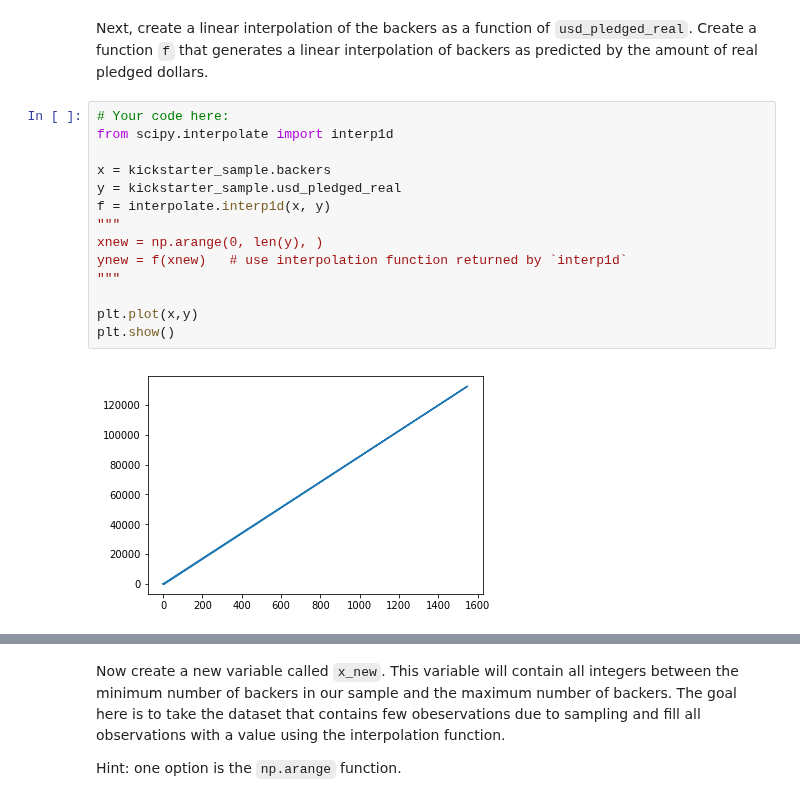
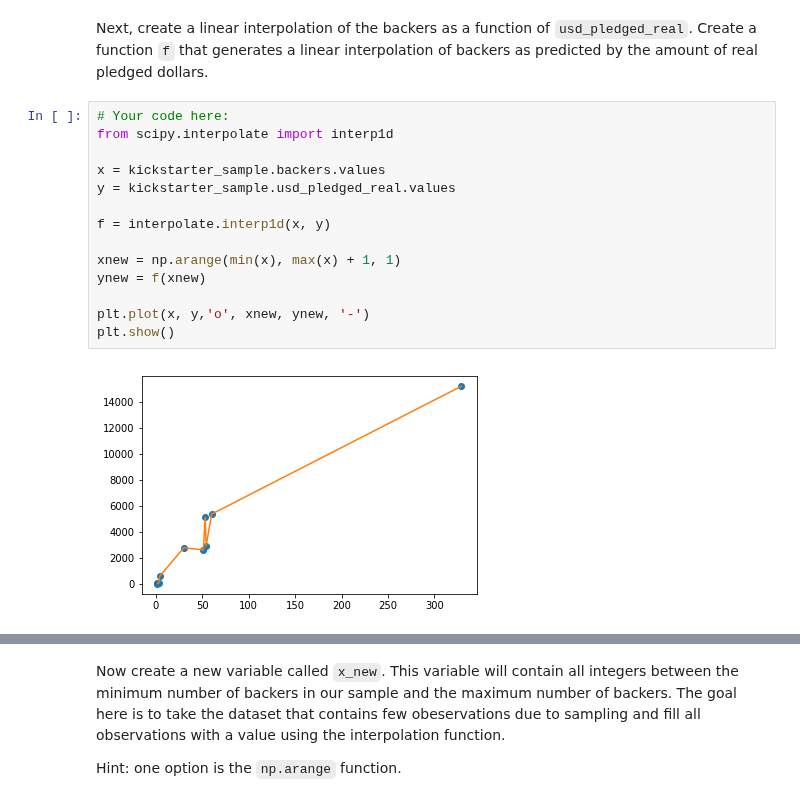
Before and after one commit to davidlafuentem/data-labs, a Jupyter notebook: module-2/lab-intro-to-scipy/your-code/main.ipynb, the cells around one changed output, grey strips where cells are left out. Cells and saved outputs as stored; diff of their text form.

```diff
--- a/module-2/lab-intro-to-scipy/your-code/main.ipynb
+++ b/module-2/lab-intro-to-scipy/your-code/main.ipynb
@@ -145,16 +147,16 @@ Next, create a linear interpolation of the backers as a function of `usd_pledged
 # %%
 # Your code here:
 from scipy.interpolate import interp1d
 
-x = kickstarter_sample.backers
-y = kickstarter_sample.usd_pledged_real
+x = kickstarter_sample.backers.values
+y = kickstarter_sample.usd_pledged_real.values
+
 f = interpolate.interp1d(x, y)
-"""
-xnew = np.arange(0, len(y), )
-ynew = f(xnew)   # use interpolation function returned by `interp1d`
-"""
 
-plt.plot(x,y)
+xnew = np.arange(min(x), max(x) + 1, 1)
+ynew = f(xnew)
+
+plt.plot(x, y,'o', xnew, ynew, '-')
 plt.show()
 # %% [output]
-[figure, old version]
+[figure, new version]
```
Also changed, not shown: parts of 10 cells of this notebook.
